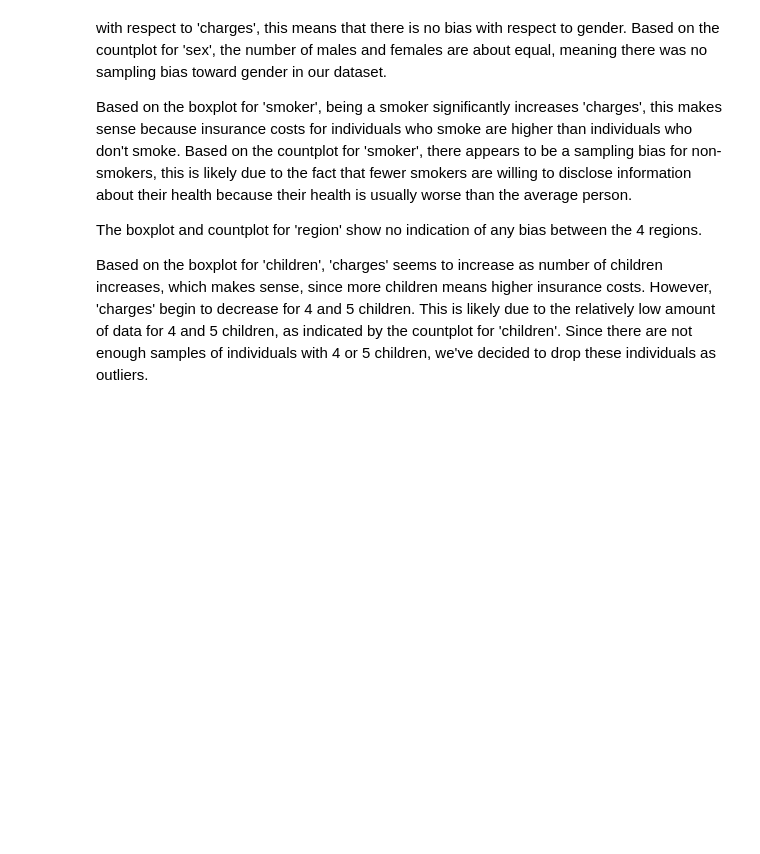
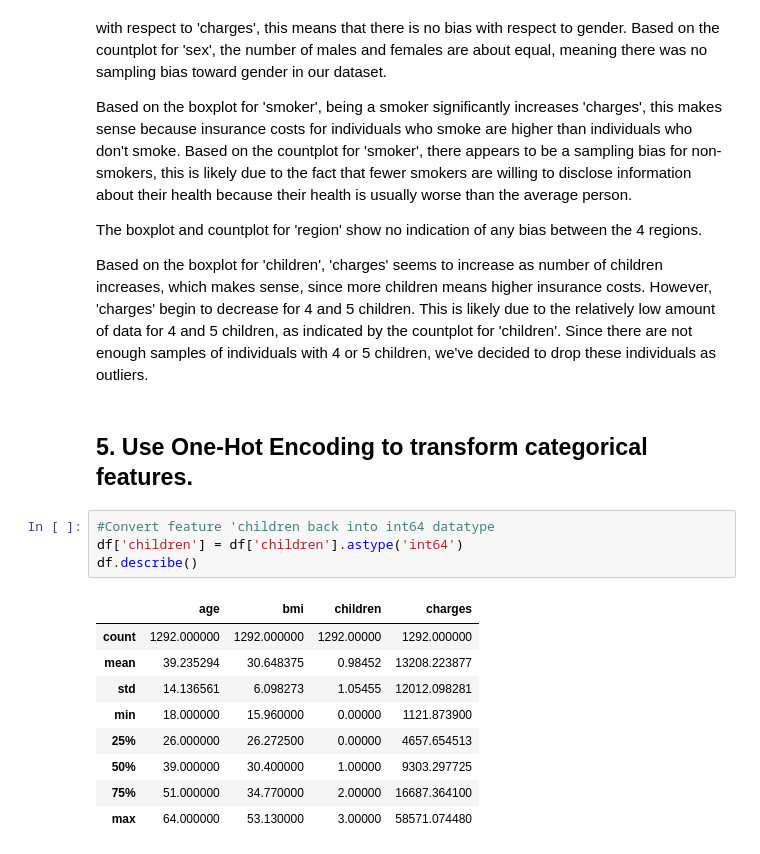
Before and after one commit to guochuanyong/Data-Analytics-Insurance-Cost-Project, a Jupyter notebook: DATA_3450_Project.ipynb, the cells around one changed output. Drawn from its saved outputs; the diff is of its cells as text; blank space fills up the shorter version.

```diff
--- a/DATA_3450_Project.ipynb
+++ b/DATA_3450_Project.ipynb
@@ -172,6 +172,22 @@ Based on the boxplot for 'smoker', being a smoker significantly increases 'charg
 The boxplot and countplot for 'region' show no indication of any bias between the 4 regions.
 
 Based on the boxplot for 'children', 'charges' seems to increase as number of children increases, which makes sense, since more children means higher insurance costs. However, 'charges' begin to decrease for 4 and 5 children. This is likely due to the relatively low amount of data for 4 and 5 children, as indicated by the countplot for 'children'. Since there are not enough samples of individuals with 4 or 5 children, we've decided to drop these individuals as outliers.
+# %% [markdown]
+## 5. Use One-Hot Encoding to transform categorical features.
+# %%
+#Convert feature 'children back into int64 datatype
+df['children'] = df['children'].astype('int64')
+df.describe()
+# %% [output]
+|  | age | bmi | children | charges |
+| count | 1292.000000 | 1292.000000 | 1292.00000 | 1292.000000 |
+| mean | 39.235294 | 30.648375 | 0.98452 | 13208.223877 |
+| std | 14.136561 | 6.098273 | 1.05455 | 12012.098281 |
+| min | 18.000000 | 15.960000 | 0.00000 | 1121.873900 |
+| 25% | 26.000000 | 26.272500 | 0.00000 | 4657.654513 |
+| 50% | 39.000000 | 30.400000 | 1.00000 | 9303.297725 |
+| 75% | 51.000000 | 34.770000 | 2.00000 | 16687.364100 |
+| max | 64.000000 | 53.130000 | 3.00000 | 58571.074480 |
 # %%
 # Do the dummies
 df = pd.get_dummies(df)
```
Also changed, not shown: parts of 7 cells of this notebook.
